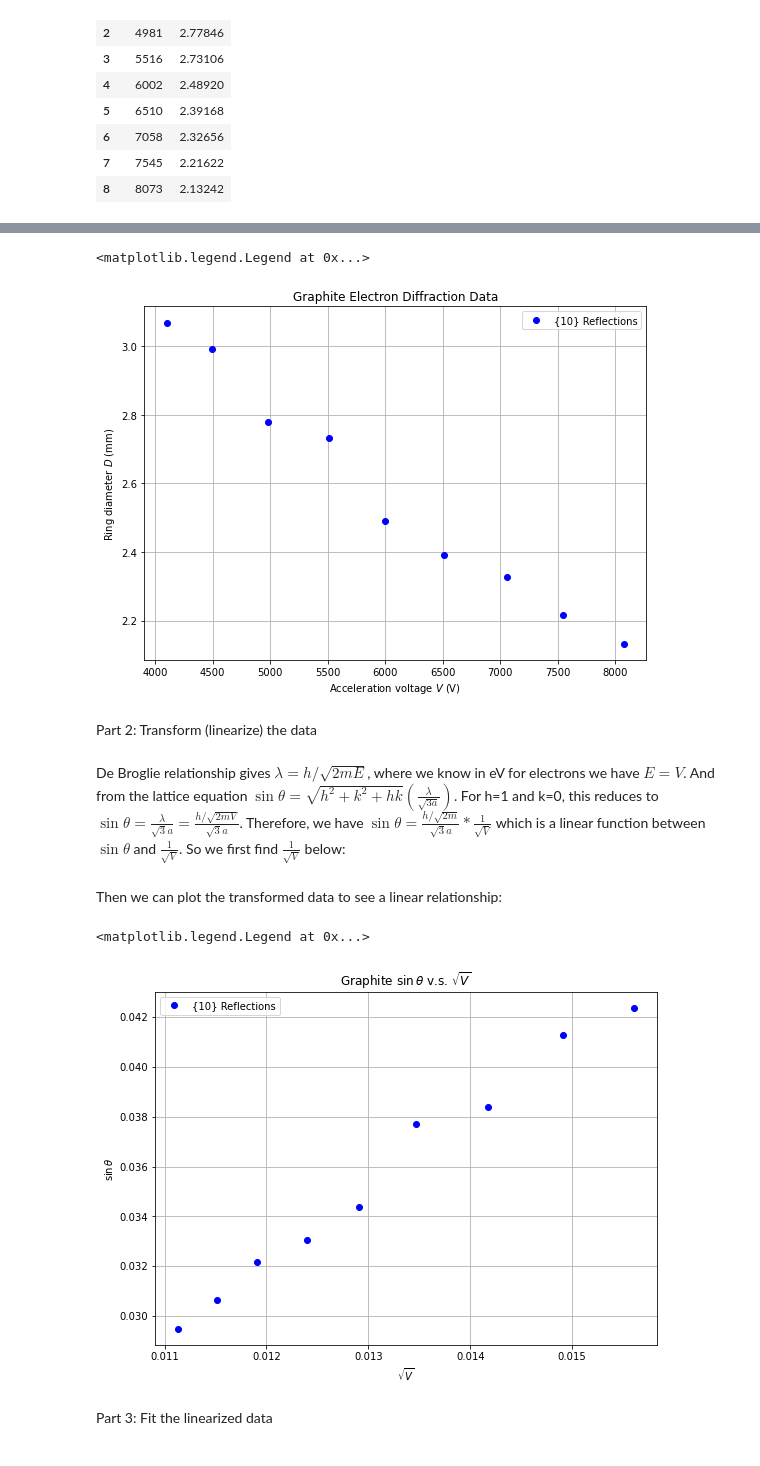
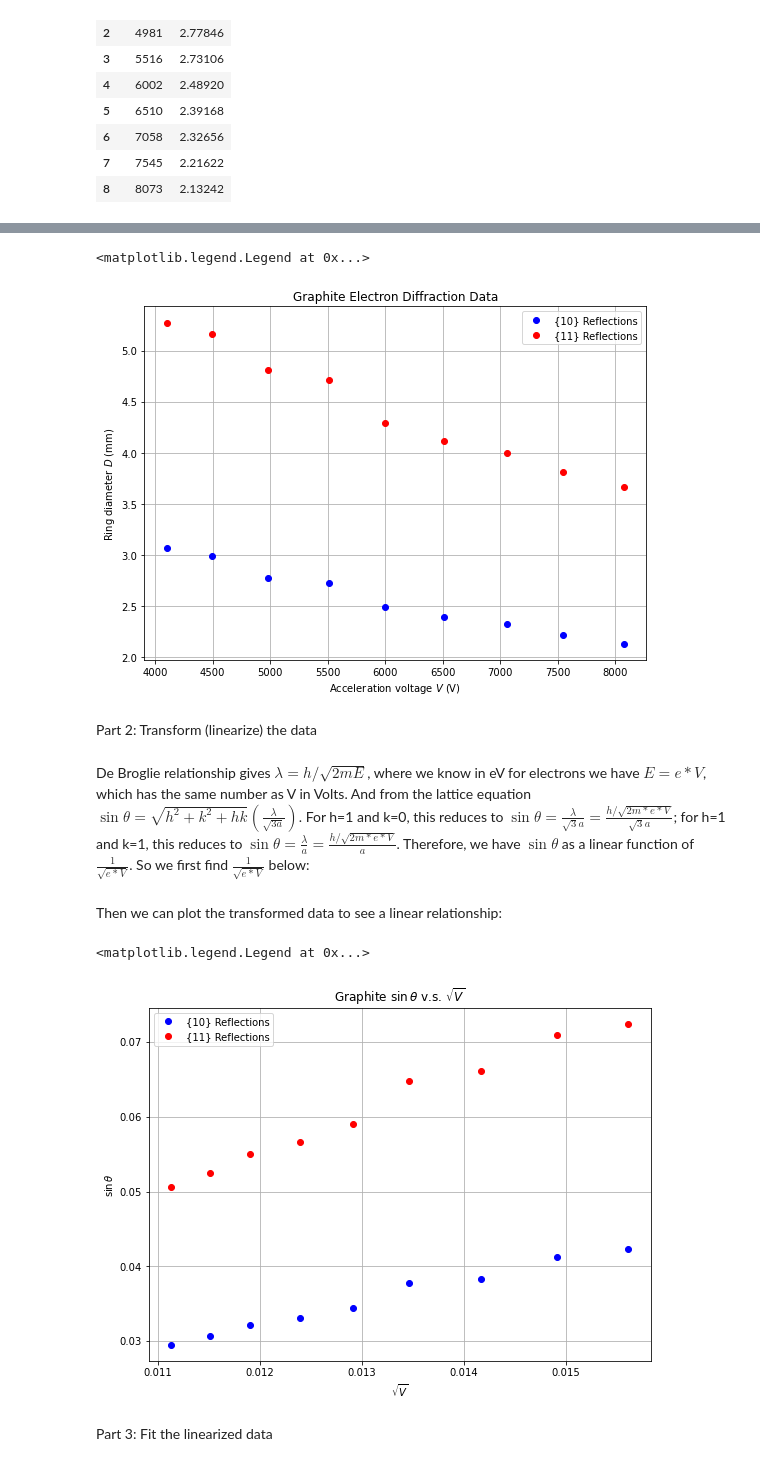
Before and after one commit to ahserhan/CMX, a Jupyter notebook: electron-diffraction.ipynb, the cells around one changed output, grey strips where cells are left out. Saved outputs shown, nothing was run; the diff lists cells and outputs as text; code cells hidden in the pictures.

```diff
--- a/electron-diffraction.ipynb
+++ b/electron-diffraction.ipynb
@@ -12,6 +12,7 @@ For Graphite:
 Part 1: Look at your data set
 # %%
 gr_data = pd.read_csv('graphite.csv')
+gr_data11 = pd.read_csv('graphite11.csv')
 gr_data
 # %% [output]
 |  | voltage | diameter |
@@ -31,17 +45,19 @@ plt.title('Graphite Electron Diffraction Data')
 plt.ylabel(r'Ring diameter $D$ (mm)')
 plt.xlabel(r'Acceleration voltage $V$ (V)')
 plt.plot(gr_data['voltage'],gr_data['diameter'],'ob',label='{10} Reflections')
+plt.plot(gr_data11['voltage'],gr_data11['diameter'],'or',label='{11} Reflections')
 plt.legend()
 # %% [output]
 <matplotlib.legend.Legend at 0x...>
-[figure, old version]
+[figure, new version]
 # %% [markdown]
 Part 2: Transform (linearize) the data
 # %%
 l = 18.06
 sine = np.sin(np.arctan(np.copy(gr_data['diameter'])/(2*l))/2)
+sine11 = np.sin(np.arctan(np.copy(gr_data11['diameter'])/(2*l))/2)
 # %% [markdown]
-De Broglie relationship gives $\lambda = h/\sqrt{2mE}$, where we know in eV for electrons we have $E=V$. And from the lattice equation $\sin \theta = \sqrt{h^2+k^2+hk}(\frac{\lambda}{\sqrt{3a}})$. For h=1 and k=0, this reduces to $\sin \theta = \frac{\lambda}{\sqrt{3}a} = \frac{h/\sqrt{2mV}}{\sqrt{3}a}$. Therefore, we have $\sin \theta = \frac{h/\sqrt{2m}}{\sqrt{3}a} * \frac{1}{\sqrt V}$ which is a linear function between $\sin \theta$ and $ \frac{1}{\sqrt V}$. So we first find $\frac{1}{\sqrt V}$ below:
+De Broglie relationship gives $\lambda = h/\sqrt{2mE}$, where we know in eV for electrons we have $E=e*V$, which has the same number as V in Volts. And from the lattice equation $\sin \theta = \sqrt{h^2+k^2+hk}(\frac{\lambda}{\sqrt{3a}})$. For h=1 and k=0, this reduces to $\sin \theta = \frac{\lambda}{\sqrt{3}a} = \frac{h/\sqrt{2m*e*V}}{\sqrt{3}a}$; for h=1 and k=1, this reduces to $\sin \theta = \frac{\lambda}{a} = \frac{h/\sqrt{2m*e*V}}{a}$. Therefore, we have $\sin \theta$ as a linear function of $ \frac{1}{\sqrt {e*V}}$. So we first find $\frac{1}{\sqrt {e*V}}$ below:
 # %%
 svoltage = 1/np.sqrt(np.copy(gr_data['voltage']))
 # %% [markdown]
@@ -49,13 +65,14 @@ Then we can plot the transformed data to see a linear relationship:
 # %%
 plt.figure(figsize=(9,6.5))
 plt.grid()
 plt.title('Graphite $\sin$$\\theta$ v.s. $\sqrt{V}$')
 plt.ylabel(r'$\sin {\theta}$')
 plt.xlabel(r'$\sqrt{V}$')
 plt.plot(svoltage,sine,'ob',label='{10} Reflections')
+plt.plot(svoltage,sine11,'or',label='{11} Reflections')
 plt.legend()
 # %% [output]
 <matplotlib.legend.Legend at 0x...>
-[figure, old version]
+[figure, new version]
 # %% [markdown]
 Part 3: Fit the linearized data
```
Also changed, not shown: parts of 17 cells of this notebook.
